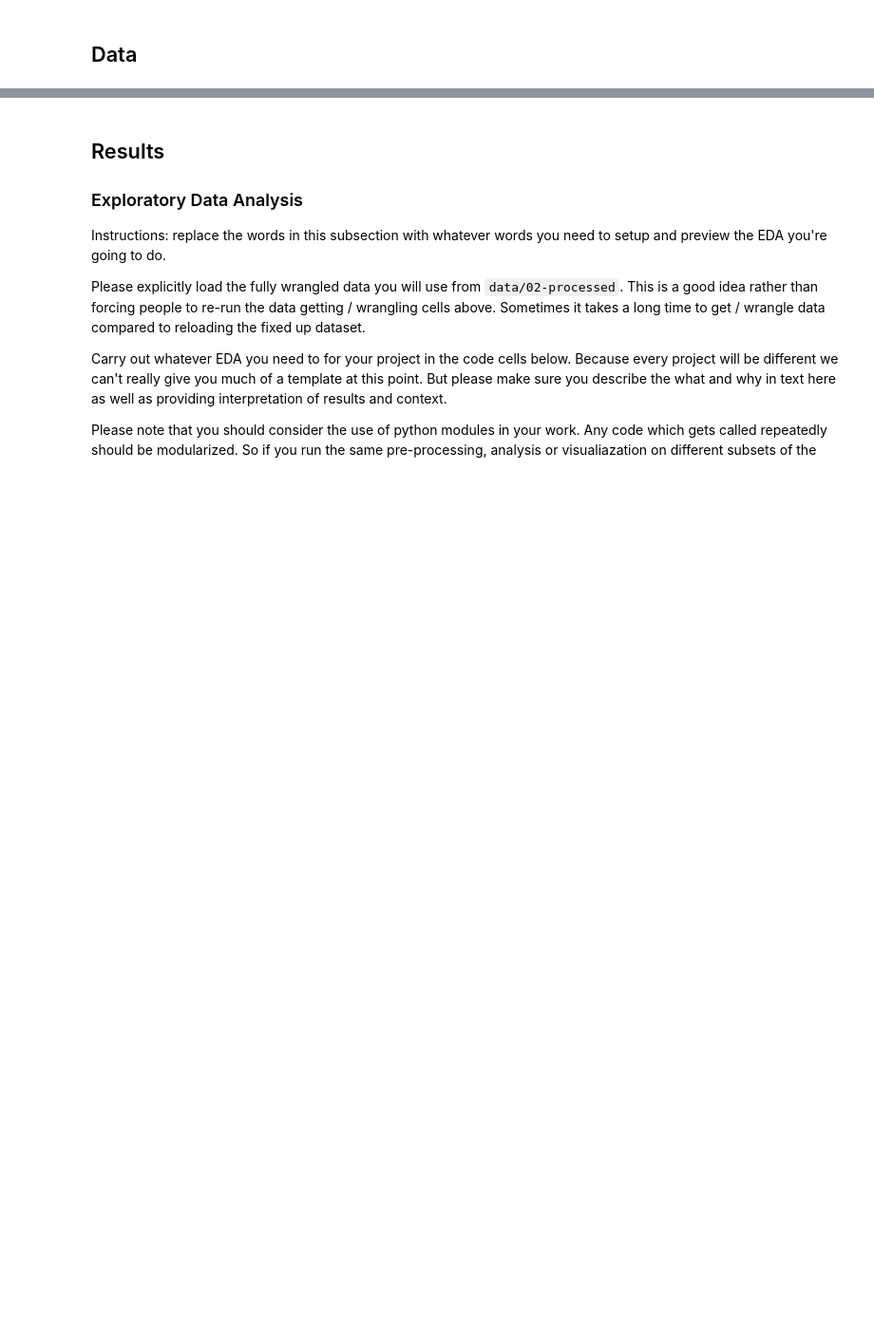
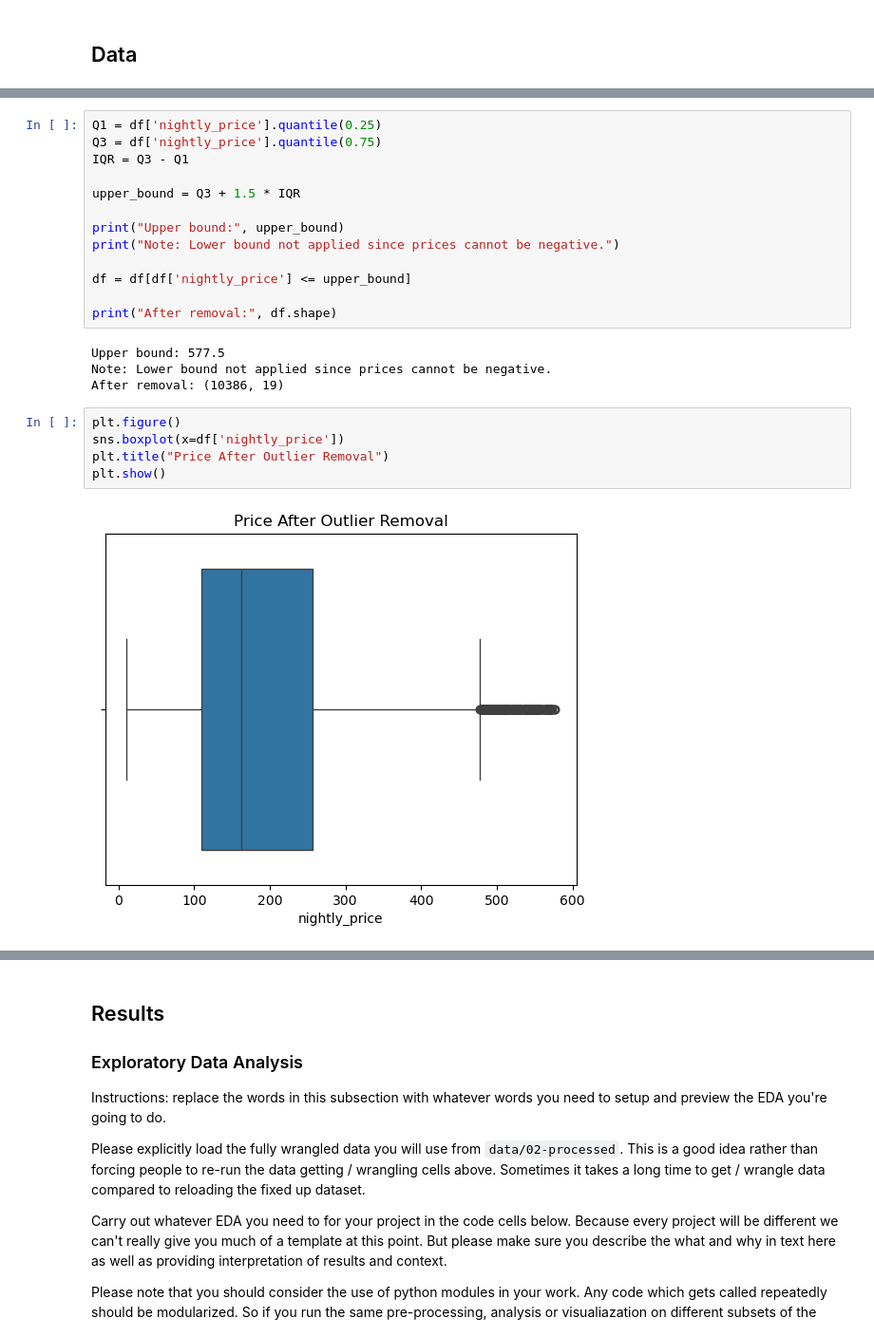
Before and after one commit to COGS108/Group082_WI26, a Jupyter notebook: 02-EDACheckpoint.ipynb, the cells around one changed output, grey strips where cells are left out. Shown at 95% size. Drawn from its saved outputs; the diff is of its cells as text; blank space fills up the shorter version.

```diff
--- a/02-EDACheckpoint.ipynb
+++ b/02-EDACheckpoint.ipynb
@@ -100,0 +271,24 @@ Instructions: REPLACE the contents of this cell and the one below with your work
+# %%
+Q1 = df['nightly_price'].quantile(0.25)
+Q3 = df['nightly_price'].quantile(0.75)
+IQR = Q3 - Q1
+
+upper_bound = Q3 + 1.5 * IQR
+
+print("Upper bound:", upper_bound)
+print("Note: Lower bound not applied since prices cannot be negative.")
+
+df = df[df['nightly_price'] <= upper_bound]
+
+print("After removal:", df.shape)
+# %% [output]
+Upper bound: 577.5
+Note: Lower bound not applied since prices cannot be negative.
+After removal: (10386, 19)
+# %%
+plt.figure()
+sns.boxplot(x=df['nightly_price'])
+plt.title("Price After Outlier Removal")
+plt.show()
+# %% [output]
+[figure, added]
```
Also changed, not shown: parts of 46 cells of this notebook.
